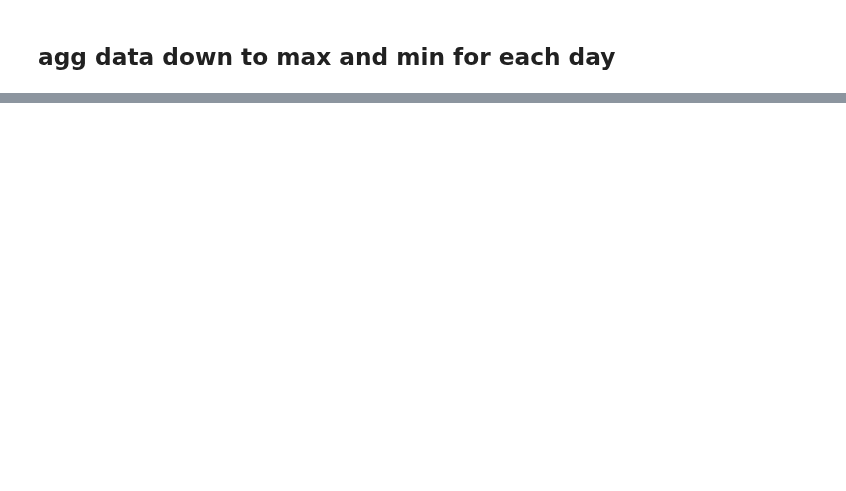
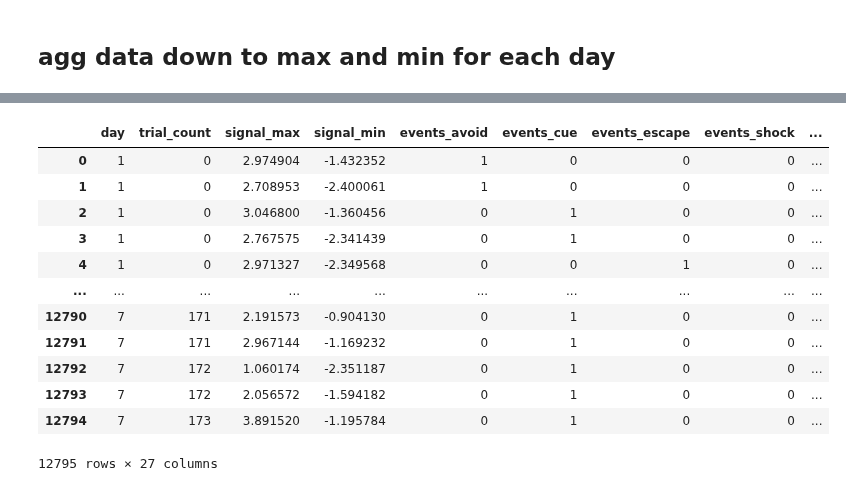
Before and after one commit to Mschaid/ENIGMA, a Jupyter notebook: notebooks/development/classifier_01.ipynb, the cells around one changed output, grey strips where cells are left out. Drawn from its saved outputs; the diff is of its cells as text; code cells hidden in the pictures; blank space fills up the shorter version.

```diff
--- a/notebooks/development/classifier_01.ipynb
+++ b/notebooks/development/classifier_01.ipynb
@@ -52,0 +61,22 @@ def group_data(df):
+# %%
+events = filter_columns_by_search(grouped_data, 'event')
+actions = filter_columns_by_search(grouped_data, 'action')
+mouse = filter_columns_by_search(grouped_data, 'mouse')
+sensors = filter_columns_by_search(grouped_data, 'sensor')
+dummies = pd.get_dummies(data = grouped_data,
+                         columns = events + actions + mouse + sensors)
+dummies
+# %% [output]
+|  | day | trial_count | signal_max | signal_min | events_avoid | events_cue | events_escape | events_shock | ... |
+| 0 | 1 | 0 | 2.974904 | -1.432352 | 1 | 0 | 0 | 0 | ... |
+| 1 | 1 | 0 | 2.708953 | -2.400061 | 1 | 0 | 0 | 0 | ... |
+| 2 | 1 | 0 | 3.046800 | -1.360456 | 0 | 1 | 0 | 0 | ... |
+| 3 | 1 | 0 | 2.767575 | -2.341439 | 0 | 1 | 0 | 0 | ... |
+| 4 | 1 | 0 | 2.971327 | -2.349568 | 0 | 0 | 1 | 0 | ... |
+| ... | ... | ... | ... | ... | ... | ... | ... | ... | ... |
+| 12790 | 7 | 171 | 2.191573 | -0.904130 | 0 | 1 | 0 | 0 | ... |
+| 12791 | 7 | 171 | 2.967144 | -1.169232 | 0 | 1 | 0 | 0 | ... |
+| 12792 | 7 | 172 | 1.060174 | -2.351187 | 0 | 1 | 0 | 0 | ... |
+| 12793 | 7 | 172 | 2.056572 | -1.594182 | 0 | 1 | 0 | 0 | ... |
+| 12794 | 7 | 173 | 3.891520 | -1.195784 | 0 | 1 | 0 | 0 | ... |
+12795 rows × 27 columns
```
Also changed, not shown: parts of 11 cells of this notebook, 1 other file.
